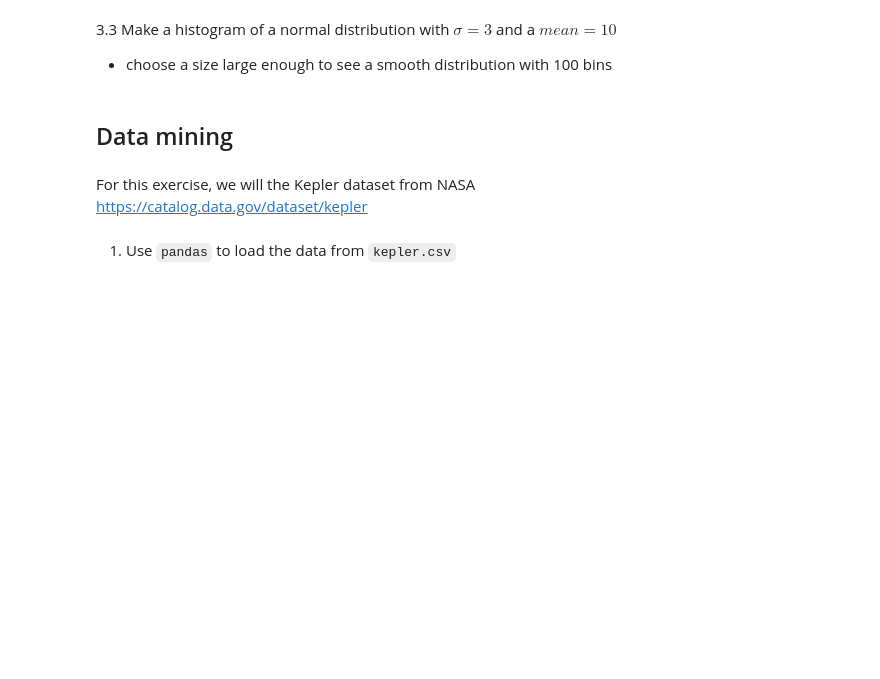
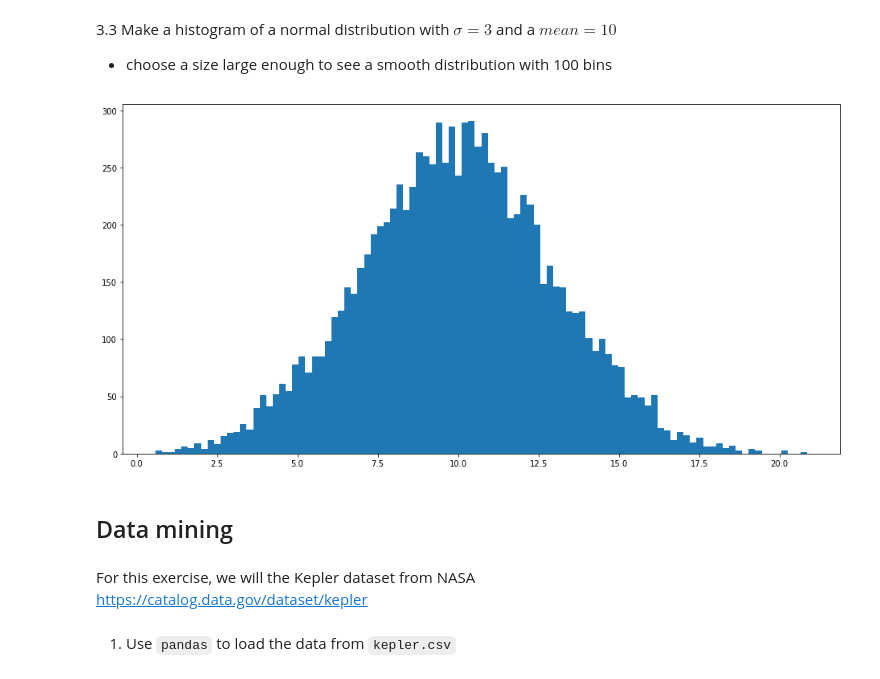
Before and after one commit to vuillaut/data-science_student, a Jupyter notebook: Exam/exam.ipynb, the cells around one changed output. Saved outputs shown, nothing was run; the diff lists cells and outputs as text; code cells hidden in the pictures; blank space fills up the shorter version.

```diff
--- a/Exam/exam.ipynb
+++ b/Exam/exam.ipynb
@@ -53,6 +156,14 @@ Adapt the number of points to have a smooth curve
 # %% [markdown]
 3.3 Make a histogram of a normal distribution with $\sigma=3$ and a $mean = 10$
 - choose a size large enough to see a smooth distribution with 100 bins
+# %%
+sigma = 3
+mean = 10
+plt.figure(figsize=(16,8))
+normal_dist = np.random.normal(mean,sigma,10000)
+plt.hist(normal_dist,bins=100);
+# %% [output]
+[figure, added]
 # %% [markdown]
 ## Data mining
 # %% [markdown]
```
Also changed, not shown: parts of 28 cells of this notebook.
